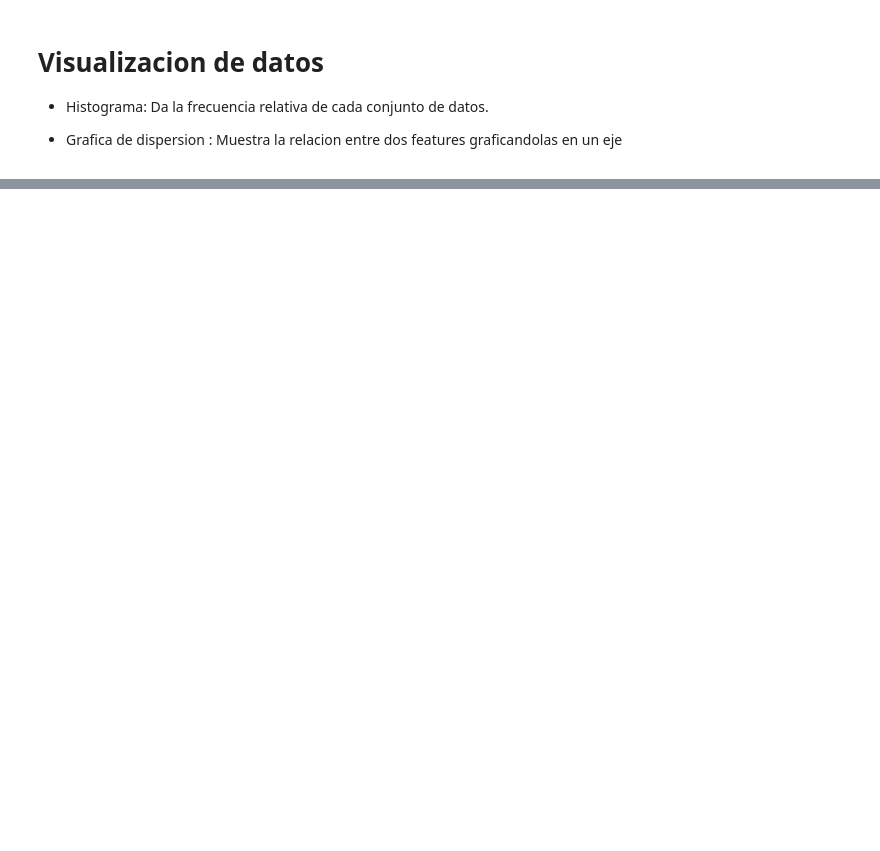
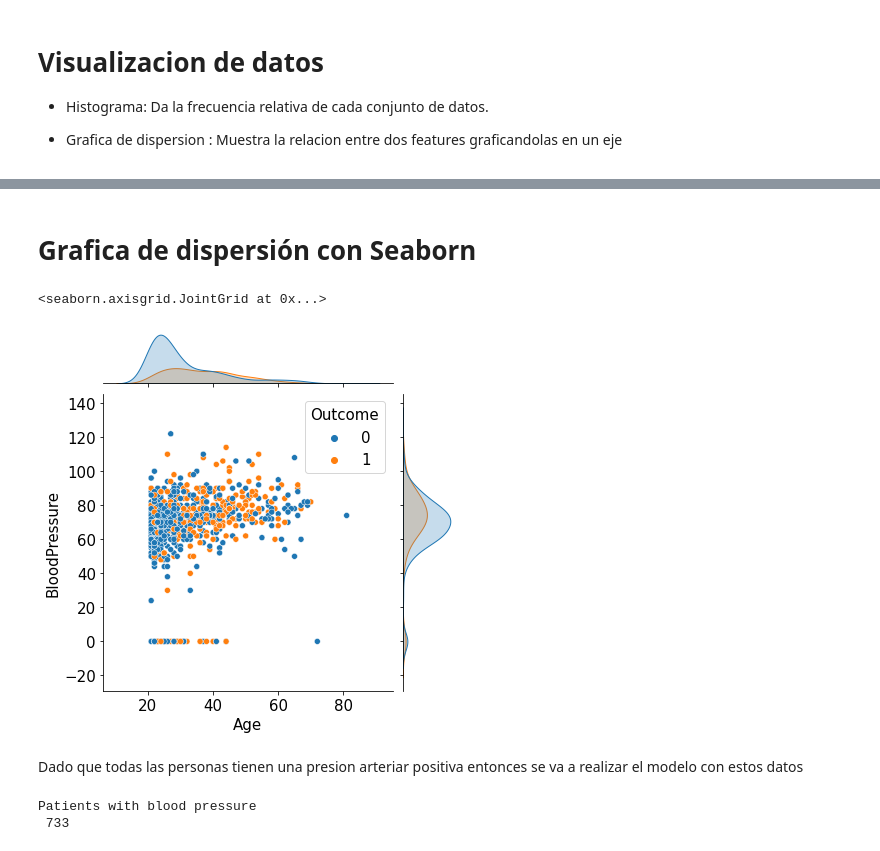
Before and after one commit to dalejandroramirez/introduction_machine_learning, a Jupyter notebook: introduccion.ipynb, the cells around one changed output, grey strips where cells are left out. Cells and saved outputs as stored; diff of their text form; code cells hidden in the pictures; blank space fills up the shorter version.

```diff
--- a/introduccion.ipynb
+++ b/introduccion.ipynb
@@ -35,0 +93,17 @@ sns.jointplot(data = data["Age"]);
+# %% [markdown]
+# Grafica de dispersión con Seaborn
+# %%
+sns.jointplot(data=data, x = 'Age', y = 'BloodPressure', hue = 'Outcome')
+# %% [output]
+<seaborn.axisgrid.JointGrid at 0x...>
+[figure, added]
+# %% [markdown]
+Dado que todas las personas tienen una presion arteriar positiva entonces se va a realizar el modelo con estos datos
+# %%
+# Seleccionar las filas donde el valor es mayor a 0.
+
+data = data[data["BloodPressure"] > 0]
+print("Patients with blood pressure\n", data.shape[0]) # Rows x
+# %% [output]
+Patients with blood pressure
+ 733
```
Also changed, not shown: parts of 11 cells of this notebook, 2 other files.
